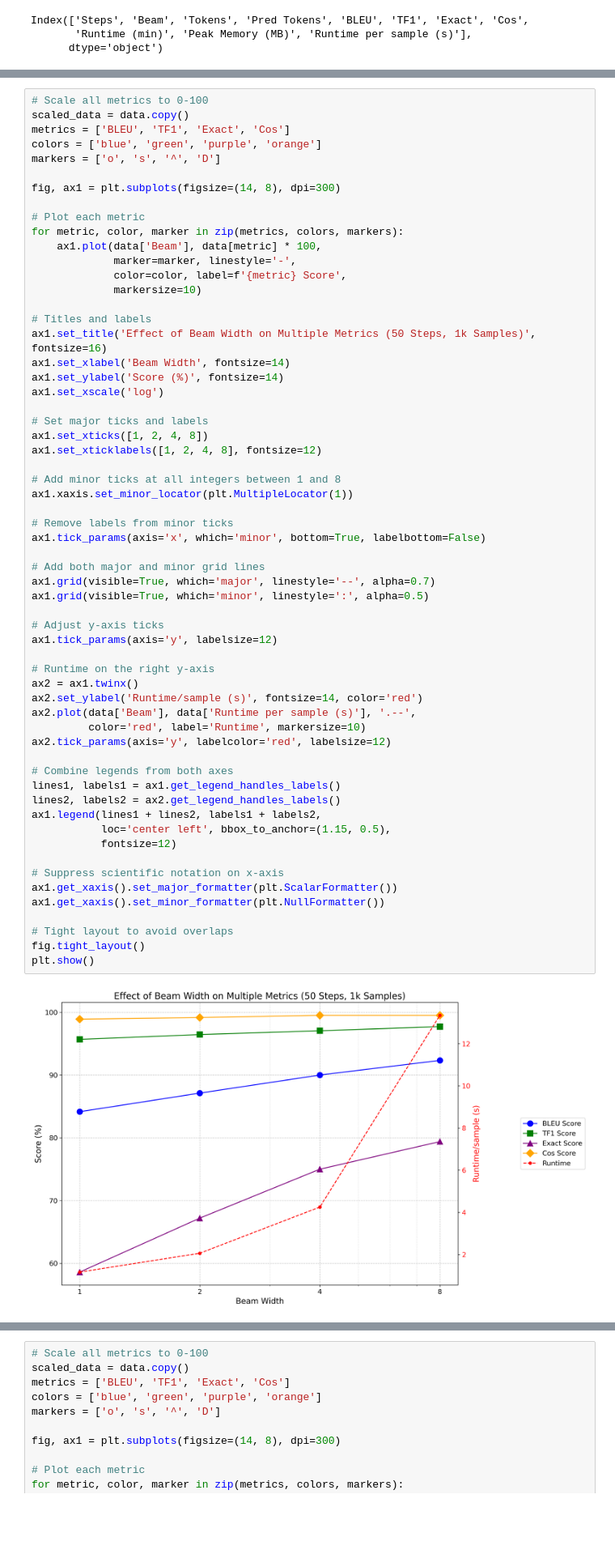
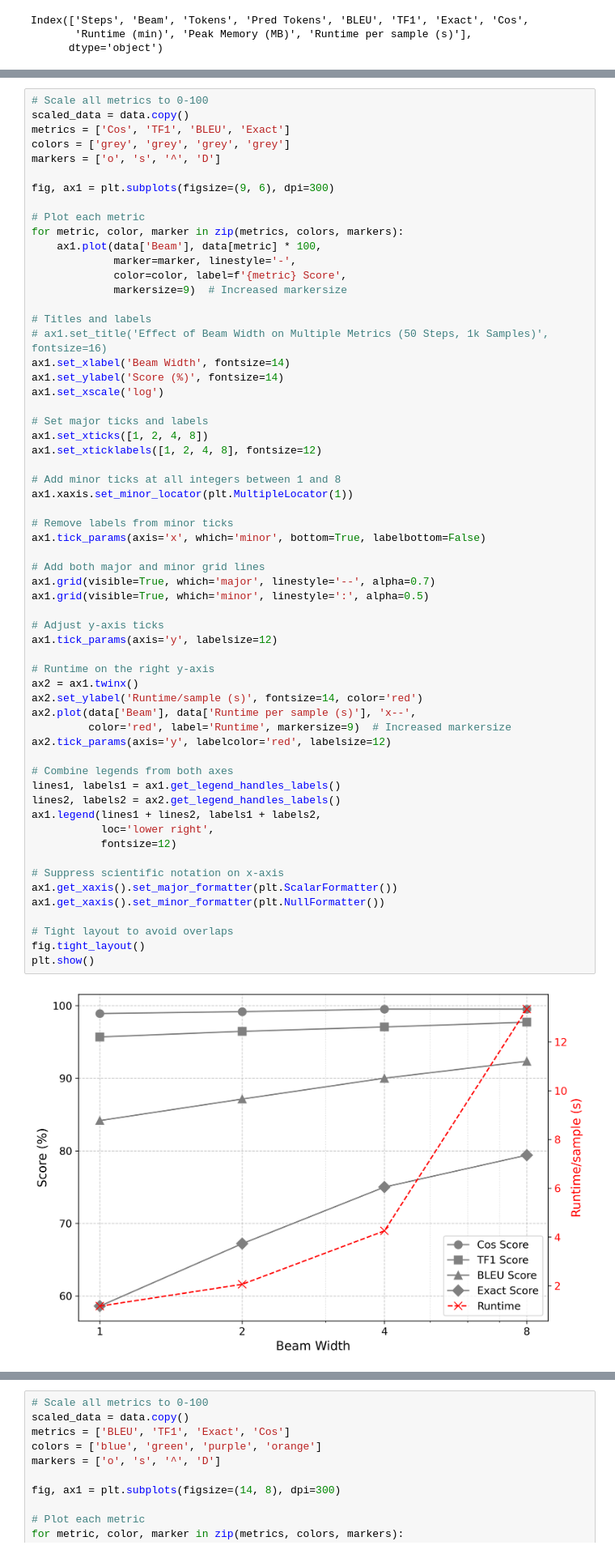
Before and after one commit to ryan-ott/vec2text, a Jupyter notebook: reproduction/analysis.ipynb, the cells around one changed output, grey strips where cells are left out. Shown at 81% size. Saved outputs shown, nothing was run; the diff lists cells and outputs as text; blank space fills up the shorter version.

```diff
--- a/reproduction/analysis.ipynb
+++ b/reproduction/analysis.ipynb
@@ -129,21 +129,21 @@ plt.show()
 # %%
 # Scale all metrics to 0-100
 scaled_data = data.copy()
-metrics = ['BLEU', 'TF1', 'Exact', 'Cos']
-colors = ['blue', 'green', 'purple', 'orange']
+metrics = ['Cos', 'TF1', 'BLEU', 'Exact']
+colors = ['grey', 'grey', 'grey', 'grey']
 markers = ['o', 's', '^', 'D']
 
-fig, ax1 = plt.subplots(figsize=(14, 8), dpi=300)
+fig, ax1 = plt.subplots(figsize=(9, 6), dpi=300)
 
 # Plot each metric
 for metric, color, marker in zip(metrics, colors, markers):
     ax1.plot(data['Beam'], data[metric] * 100,
              marker=marker, linestyle='-',
              color=color, label=f'{metric} Score',
-             markersize=10)
+             markersize=9)  # Increased markersize
 
 # Titles and labels
-ax1.set_title('Effect of Beam Width on Multiple Metrics (50 Steps, 1k Samples)', fontsize=16)
+# ax1.set_title('Effect of Beam Width on Multiple Metrics (50 Steps, 1k Samples)', fontsize=16)
 ax1.set_xlabel('Beam Width', fontsize=14)
 ax1.set_ylabel('Score (%)', fontsize=14)
 ax1.set_xscale('log')
@@ -157,35 +157,35 @@ ax1.xaxis.set_minor_locator(plt.MultipleLocator(1))
 
 # Remove labels from minor ticks
 ax1.tick_params(axis='x', which='minor', bottom=True, labelbottom=False)
 
 # Add both major and minor grid lines
 ax1.grid(visible=True, which='major', linestyle='--', alpha=0.7)
 ax1.grid(visible=True, which='minor', linestyle=':', alpha=0.5)
 
 # Adjust y-axis ticks
 ax1.tick_params(axis='y', labelsize=12)
 
 # Runtime on the right y-axis
 ax2 = ax1.twinx()
 ax2.set_ylabel('Runtime/sample (s)', fontsize=14, color='red')
-ax2.plot(data['Beam'], data['Runtime per sample (s)'], '.--',
-         color='red', label='Runtime', markersize=10)
+ax2.plot(data['Beam'], data['Runtime per sample (s)'], 'x--',
+         color='red', label='Runtime', markersize=9)  # Increased markersize
 ax2.tick_params(axis='y', labelcolor='red', labelsize=12)
 
 # Combine legends from both axes
 lines1, labels1 = ax1.get_legend_handles_labels()
 lines2, labels2 = ax2.get_legend_handles_labels()
 ax1.legend(lines1 + lines2, labels1 + labels2,
-           loc='center left', bbox_to_anchor=(1.15, 0.5),
+           loc='lower right',
            fontsize=12)
 
 # Suppress scientific notation on x-axis
 ax1.get_xaxis().set_major_formatter(plt.ScalarFormatter())
 ax1.get_xaxis().set_minor_formatter(plt.NullFormatter())
 
 # Tight layout to avoid overlaps
 fig.tight_layout()
 plt.show()
 # %% [output]
-[figure, old version]
+[figure, new version]
 # %%
```
Also changed, not shown: parts of 2 cells of this notebook, 2 other files.
